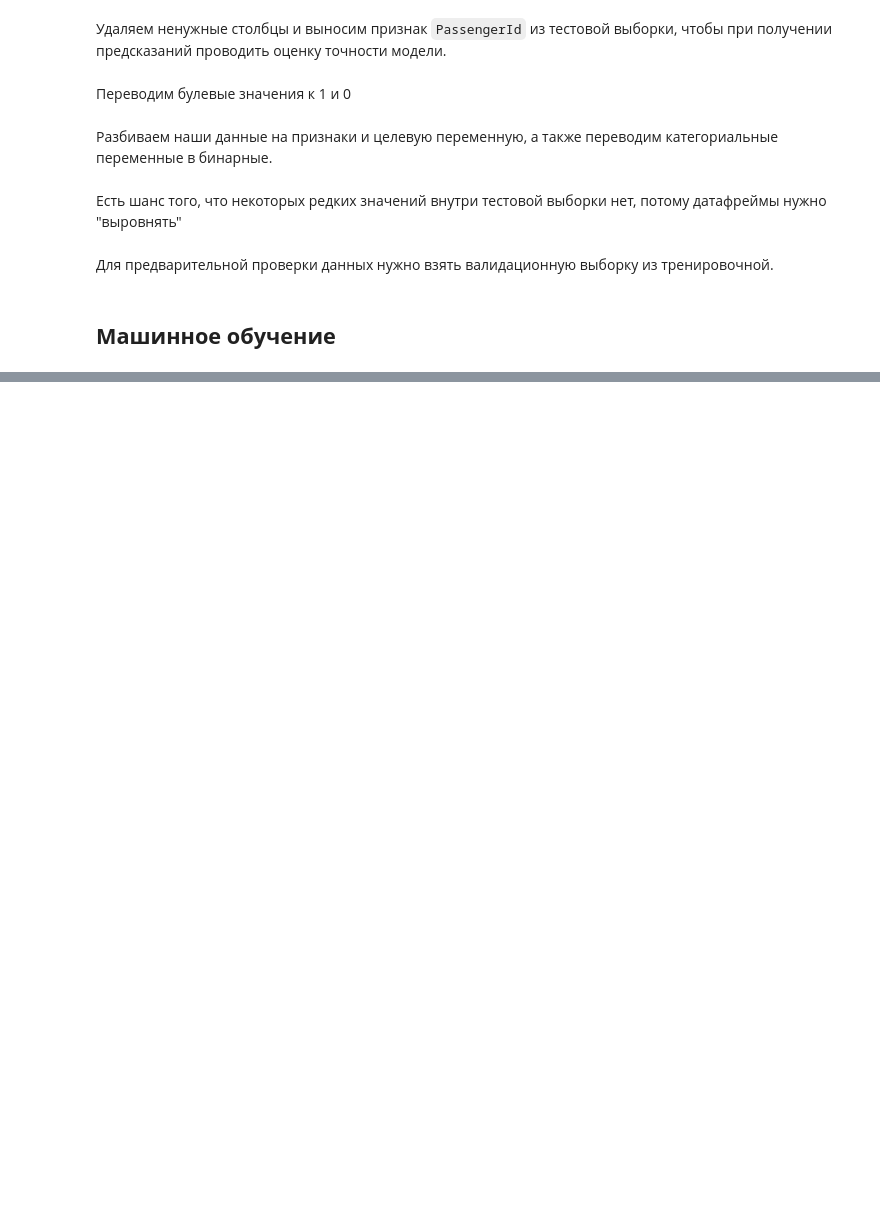
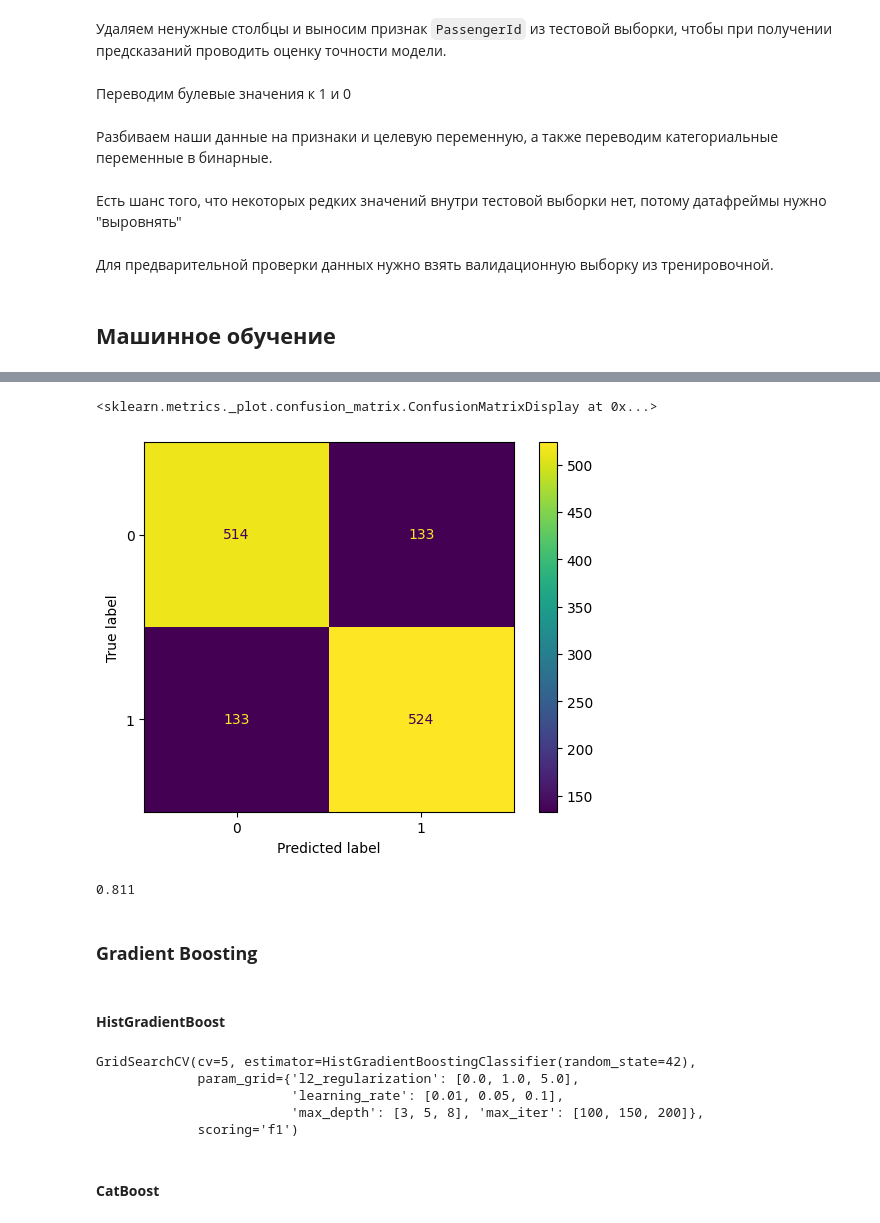
Before and after one commit to MoyMarMois/Spaceship-Titanic, a Jupyter notebook: src/Spaceship.ipynb, the cells around one changed output, grey strips where cells are left out. Drawn from its saved outputs; the diff is of its cells as text; code cells hidden in the pictures; blank space fills up the shorter version.

Commit message:
First models

```diff
--- a/src/Spaceship.ipynb
+++ b/src/Spaceship.ipynb
@@ -565,0 +568,26 @@ X_train,X_valid, y_train, y_valid = train_test_split(X_other_encoded, y_other, t
+# %%
+from sklearn.model_selection import GridSearchCV
+from sklearn.ensemble import RandomForestClassifier
+from sklearn.metrics import ConfusionMatrixDisplay
+from sklearn.metrics import f1_score
+
+n_samples, n_features = X_train.shape
+
+param_grid_rf = {
+    "n_estimators": [50, 100, 150],
+    "max_features": ["sqrt", "log2", 0.3],
+    "max_depth": [5, 10, 15],
+    "min_samples_split": [2, 5, 10],
+    "bootstrap": [True]
+}
+model_RF = RandomForestClassifier(random_state=42)
+
+grid_model_rf = GridSearchCV(
+    estimator=model_RF,
+    param_grid=param_grid_rf,
+    scoring="f1",
+    cv=5,
+    verbose=0
+)
+
+grid_model_rf.fit(X_train, y_train)
@@ -565,0 +619,46 @@ X_train,X_valid, y_train, y_valid = train_test_split(X_other_encoded, y_other, t
+# %%
+y_pred = grid_model_rf.predict(X_valid)
+
+ConfusionMatrixDisplay.from_estimator(grid_model_rf.best_estimator_, X_valid, y_valid)
+# %% [output]
+<sklearn.metrics._plot.confusion_matrix.ConfusionMatrixDisplay at 0x...>
+[figure, added]
+# %%
+from sklearn.metrics import f1_score
+print(round(f1_score(y_valid, y_pred), 3))
+# %% [output]
+0.811
+# %% [markdown]
+### **Gradient Boosting**
+# %% [markdown]
+#### **HistGradientBoost**
+# %%
+from sklearn.ensemble import HistGradientBoostingClassifier
+
+param_grid_hgb = {
+    'learning_rate': [0.01, 0.05, 0.1],
+    'max_iter': [100, 150, 200],
+    'max_depth': [3, 5, 8],
+    'l2_regularization': [0.0, 1.0, 5.0]
+}
+
+model_HGB = HistGradientBoostingClassifier(random_state=42)
+
+grid_model_HGB = GridSearchCV(
+    model_HGB,
+    param_grid=param_grid_hgb,
+    scoring="f1",
+    cv = 5,
+    verbose=0
+)
+
+grid_model_HGB.fit(X_train, y_train)
+y_pred_HGB = grid_model_rf.predict(X_valid)
+# %% [output]
+GridSearchCV(cv=5, estimator=HistGradientBoostingClassifier(random_state=42),
+             param_grid={'l2_regularization': [0.0, 1.0, 5.0],
+                         'learning_rate': [0.01, 0.05, 0.1],
+                         'max_depth': [3, 5, 8], 'max_iter': [100, 150, 200]},
+             scoring='f1')
+# %% [markdown]
+#### **CatBoost**
```
Also changed, not shown: parts of 7 cells of this notebook, 5 other files.
